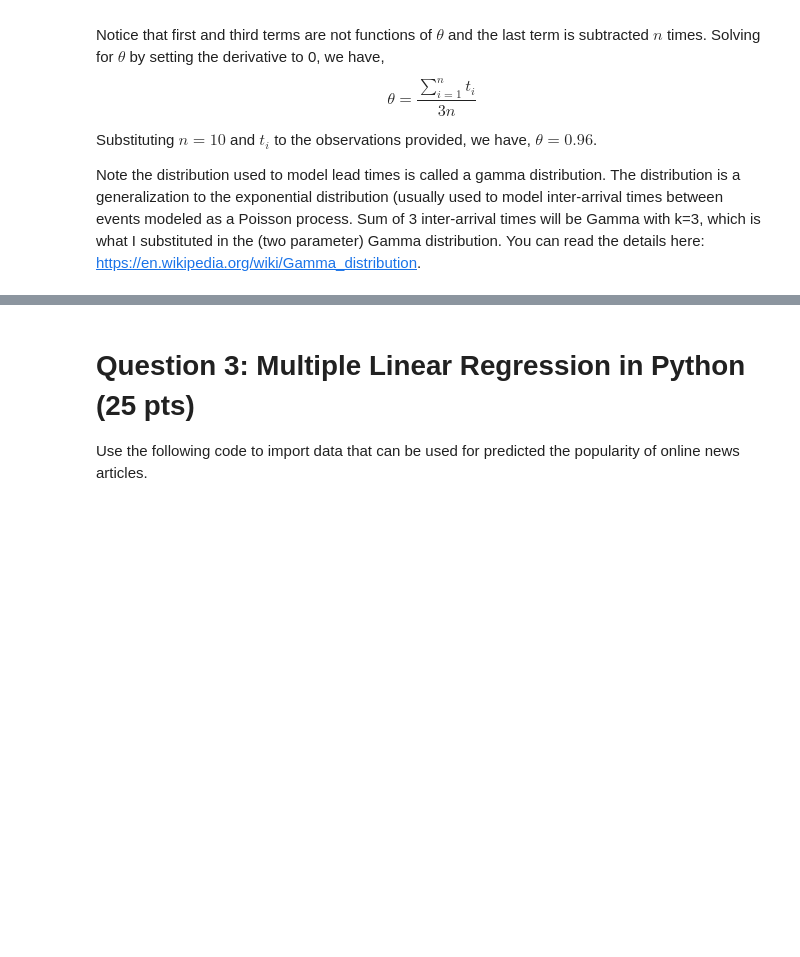
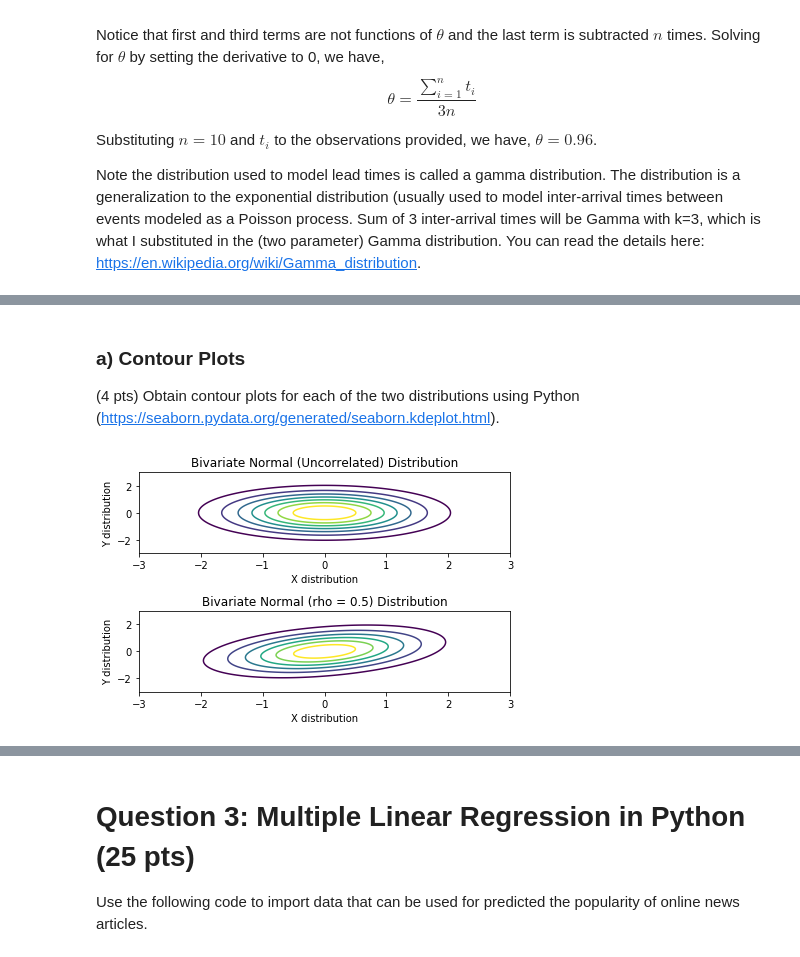
Before and after one commit to jsigee87/data_science_principles, a Jupyter notebook: hw1/HW1.ipynb, the cells around one changed output, grey strips where cells are left out. Saved outputs shown, nothing was run; the diff lists cells and outputs as text; code cells hidden in the pictures; blank space fills up the shorter version.

```diff
--- a/hw1/HW1.ipynb
+++ b/hw1/HW1.ipynb
@@ -57,0 +74,29 @@ Note the distribution used to model lead times is called a gamma distribution. T
+# %% [markdown]
+### a) Contour Plots
+
+(4 pts) Obtain contour plots for each of the two distributions using  Python (https://seaborn.pydata.org/generated/seaborn.kdeplot.html).
+# %%
+from scipy.stats import multivariate_normal
+from mpl_toolkits.mplot3d import Axes3D
+x = np.linspace(-3,3,500)
+y = np.linspace(-3,3,500)
+X, Y = np.meshgrid(x,y)
+pos = np.empty(X.shape + (2,))
+pos[:, :, 0] = X; pos[:, :, 1] = Y
+covar_1 = [[1,0],[0,1]]
+covar_2 = [[1,0.5],[0.35,1]]
+mn_1 = multivariate_normal([0,0], covar_1)
+mn_2 = multivariate_normal([0,0], covar_2)
+plt.subplot(2,1,1)
+plt.contour(X,Y, mn_1.pdf(pos))
+plt.title("Bivariate Normal (Uncorrelated) Distribution")
+plt.xlabel("X distribution")
+plt.ylabel("Y distribution")
+plt.subplot(2,1,2)
+plt.contour(X,Y, mn_2.pdf(pos))
+plt.title("Bivariate Normal (rho = 0.5) Distribution")
+plt.xlabel("X distribution")
+plt.ylabel("Y distribution")
+plt.tight_layout()
+# %% [output]
+[figure, added]
```
Also changed, not shown: parts of 49 cells of this notebook.
